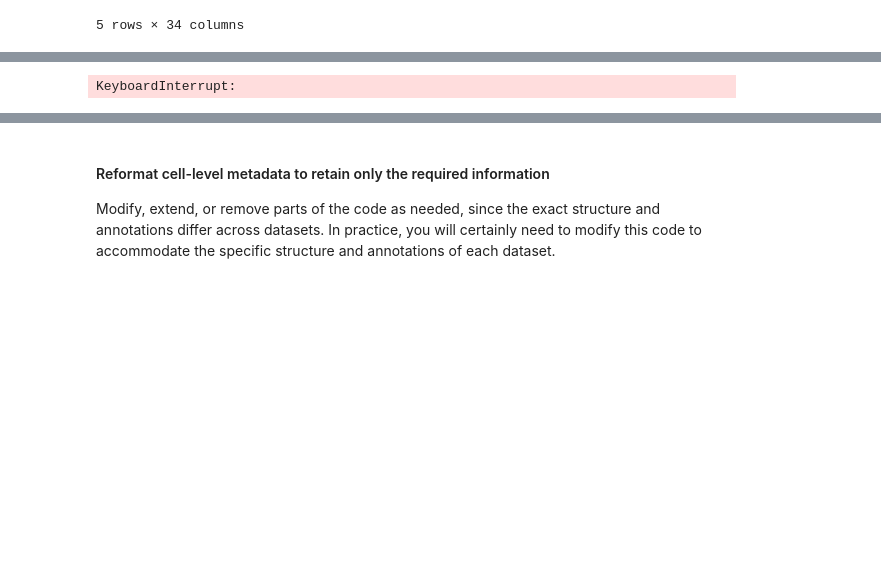
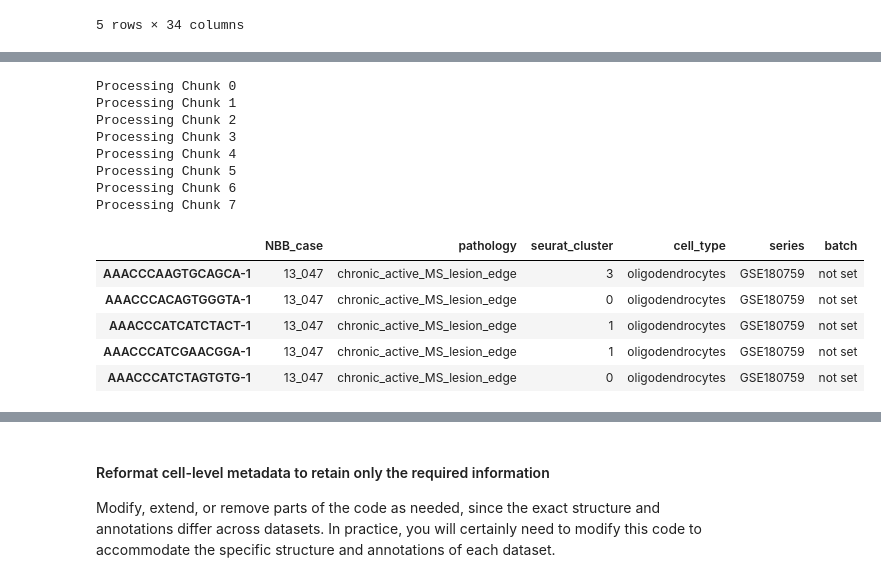
Before and after one commit to sungjune222/protocols, a Jupyter notebook: notebooks/data_prep.ipynb, the cells around one changed output, grey strips where cells are left out. Saved outputs shown, nothing was run; the diff lists cells and outputs as text; code cells hidden in the pictures; blank space fills up the shorter version.

```diff
--- a/notebooks/data_prep.ipynb
+++ b/notebooks/data_prep.ipynb
@@ -197,15 +262,29 @@ adata.obs.head() #type: ignore
 # %%
 SERIES = "GSE180759"
 MATRIX_FILE = "GSE180759_expression_matrix.csv.gz"
 ANNOTATION_FILE = "GSE180759_annotation.txt.gz"
 SAVE_FILE_NAME = SERIES + ".h5ad"
 
-raw_count_matrix_location = os.path.join(raw_count_matrix_location, SERIES)
+data_location= os.path.join(raw_count_matrix_location, "Absinta")
+
 adata = load_dense_text_matrix(
-    os.path.join(raw_count_matrix_location, MATRIX_FILE),
-    os.path.join(raw_count_matrix_location, ANNOTATION_FILE),
+    os.path.join(data_location, MATRIX_FILE),
+    os.path.join(data_location, ANNOTATION_FILE),
     SERIES
 )
 adata.obs.head() #type: ignore
 # %% [output]
-KeyboardInterrupt:
+Processing Chunk 0
+Processing Chunk 1
+Processing Chunk 2
+Processing Chunk 3
+Processing Chunk 4
+Processing Chunk 5
+Processing Chunk 6
+Processing Chunk 7
+|  | NBB_case | pathology | seurat_cluster | cell_type | series | batch |
+| AAACCCAAGTGCAGCA-1 | 13_047 | chronic_active_MS_lesion_edge | 3 | oligodendrocytes | GSE180759 | not set |
+| AAACCCACAGTGGGTA-1 | 13_047 | chronic_active_MS_lesion_edge | 0 | oligodendrocytes | GSE180759 | not set |
+| AAACCCATCATCTACT-1 | 13_047 | chronic_active_MS_lesion_edge | 1 | oligodendrocytes | GSE180759 | not set |
+| AAACCCATCGAACGGA-1 | 13_047 | chronic_active_MS_lesion_edge | 1 | oligodendrocytes | GSE180759 | not set |
+| AAACCCATCTAGTGTG-1 | 13_047 | chronic_active_MS_lesion_edge | 0 | oligodendrocytes | GSE180759 | not set |
```
Also changed, not shown: parts of 11 cells of this notebook, 24 other files.
